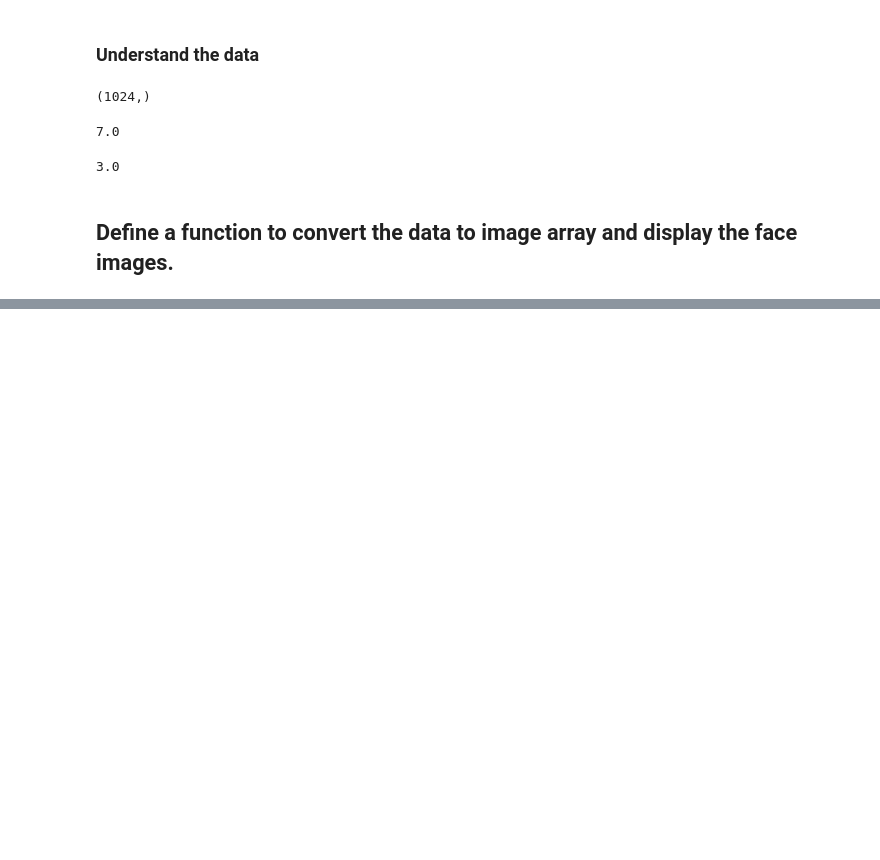
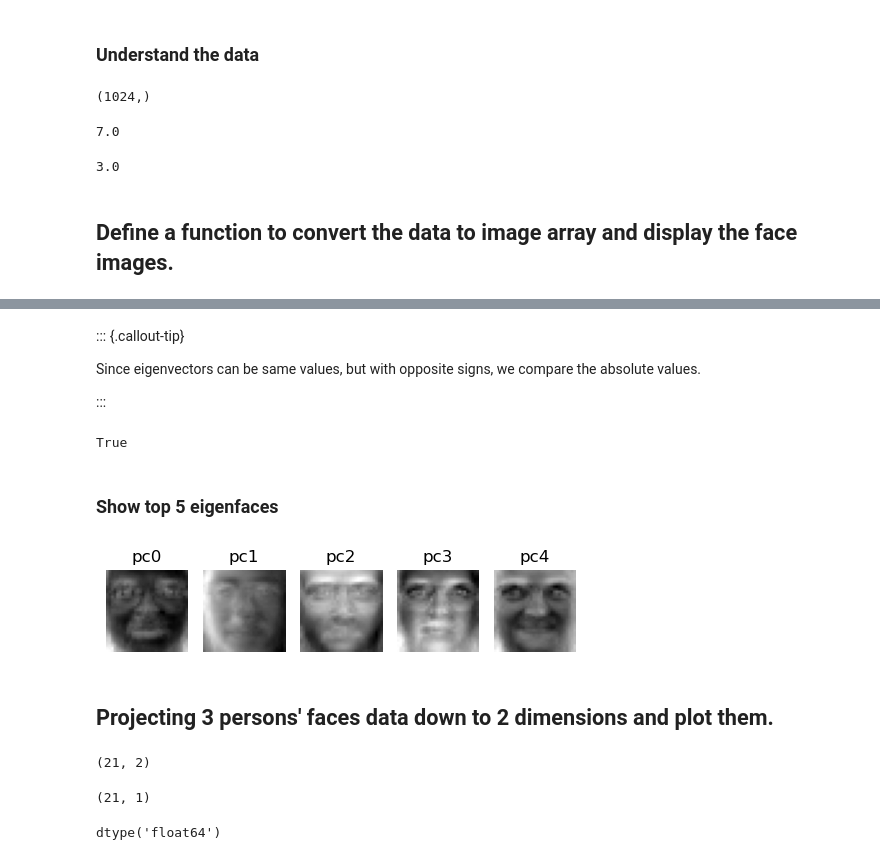
Before and after one commit to youfenglab/youfenglab.github.io, a Jupyter notebook: projects/nbs/eigenface.ipynb, the cells around one changed output, grey strips where cells are left out. Saved outputs shown, nothing was run; the diff lists cells and outputs as text; code cells hidden in the pictures; blank space fills up the shorter version.

Commit message:
add a project

```diff
--- a/projects/nbs/eigenface.ipynb
+++ b/projects/nbs/eigenface.ipynb
@@ -63,0 +144,8 @@ show_images(X_train, 2, 5)
+# %%
+def svd(data):
+    data_centered = data - data.mean(0)
+    U, s, Vt = np.linalg.svd(data_centered)
+    return U, s, Vt.T
+# %%
+%%time
+U, s, V = svd(X_train)
@@ -63,0 +195,34 @@ show_images(X_train, 2, 5)
+# %% [markdown]
+::: {.callout-tip}
+
+Since eigenvectors can be same values, but with opposite signs, we compare the absolute values.
+
+:::
+# %%
+np.allclose(np.abs(V[:, :5]), np.abs(eigen_vecs[:, :5]))
+# %% [output]
+True
+# %% [markdown]
+### Show top 5 eigenfaces
+# %%
+show_pc_images(V[:, :5])
+# %% [output]
+[figure, added]
+# %% [markdown]
+## Projecting 3 persons' faces data down to 2 dimensions and plot them.
+# %%
+T = X_train[:7*3, :] @ V[:, :2]
+T.shape
+# %% [output]
+(21, 2)
+# %%
+y = y_train[:7*3].reshape(-1, 1)
+y.shape
+# %% [output]
+(21, 1)
+# %%
+#| echo: false
+#| output: false
+y.dtype
+# %% [output]
+dtype('float64')
```
Also changed, not shown: parts of 45 cells of this notebook, 2 other files.
